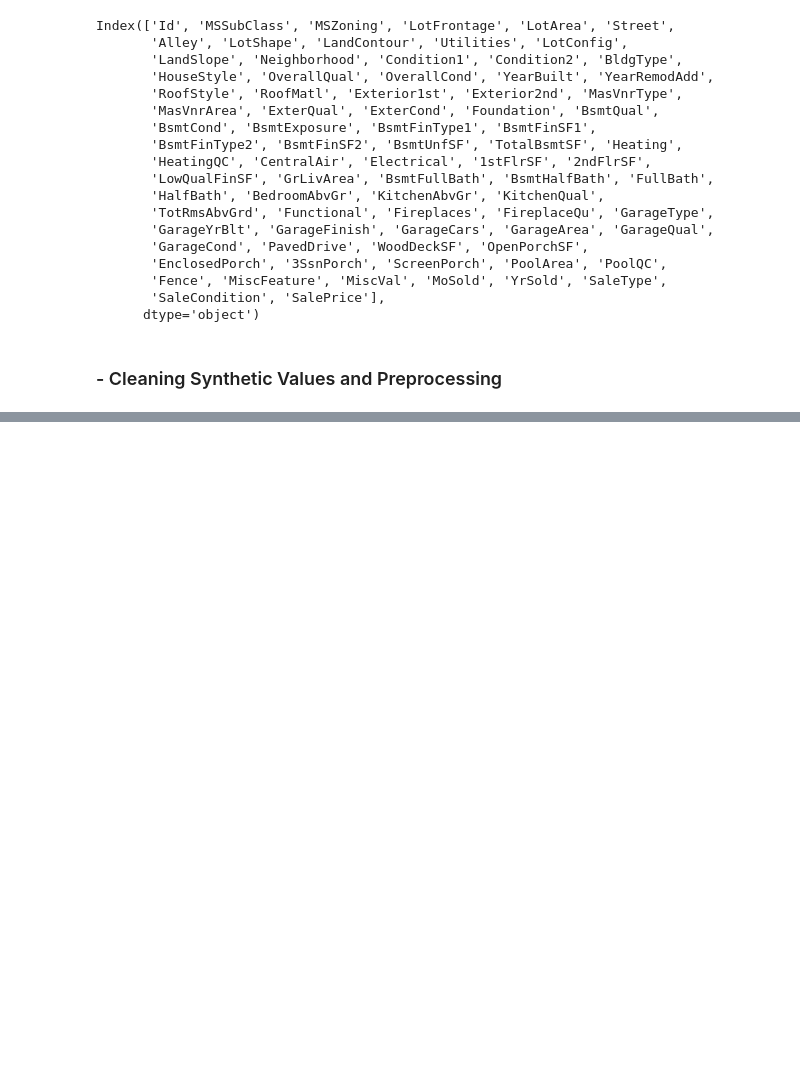
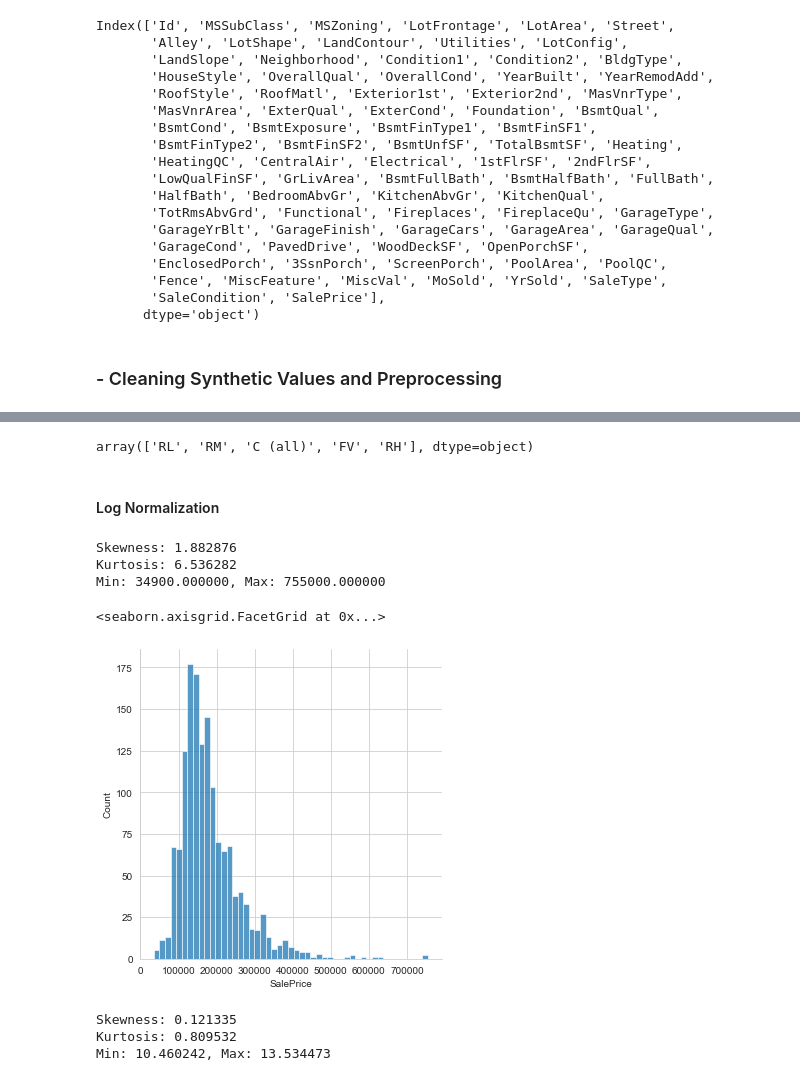
Before and after one commit to llllssss94/Data_Analysis_Practice, a Jupyter notebook: house-prices-advanced-regression-techniques/house_price_prediction.ipynb, the cells around one changed output, grey strips where cells are left out. Cells and saved outputs as stored; diff of their text form; code cells hidden in the pictures; blank space fills up the shorter version.

Commit message:
Log normalization & Data exploration

```diff
--- a/house-prices-advanced-regression-techniques/house_price_prediction.ipynb
+++ b/house-prices-advanced-regression-techniques/house_price_prediction.ipynb
@@ -589,0 +627,30 @@ Index(['Id', 'MSSubClass', 'MSZoning', 'LotFrontage', 'LotArea', 'Street',
+# %%
+data.MSZoning.unique()
+# %% [output]
+array(['RL', 'RM', 'C (all)', 'FV', 'RH'], dtype=object)
+# %% [markdown]
+#### Log Normalization
+# %%
+y = data.SalePrice
+print("Skewness: %f" % y.skew())
+print("Kurtosis: %f" % y.kurt())
+print("Min: %f, Max: %f" % (y.min(), y.max()))
+# %% [output]
+Skewness: 1.882876
+Kurtosis: 6.536282
+Min: 34900.000000, Max: 755000.000000
+# %%
+sns.displot(y)
+# %% [output]
+<seaborn.axisgrid.FacetGrid at 0x...>
+[figure, added]
+# %%
+# Only applicable for right-skewed data
+log_y = np.log(y)
+print("Skewness: %f" % log_y.skew())
+print("Kurtosis: %f" % log_y.kurt())
+print("Min: %f, Max: %f" % (log_y.min(), log_y.max()))
+# %% [output]
+Skewness: 0.121335
+Kurtosis: 0.809532
+Min: 10.460242, Max: 13.534473
```
Also changed, not shown: parts of 10 cells of this notebook.
